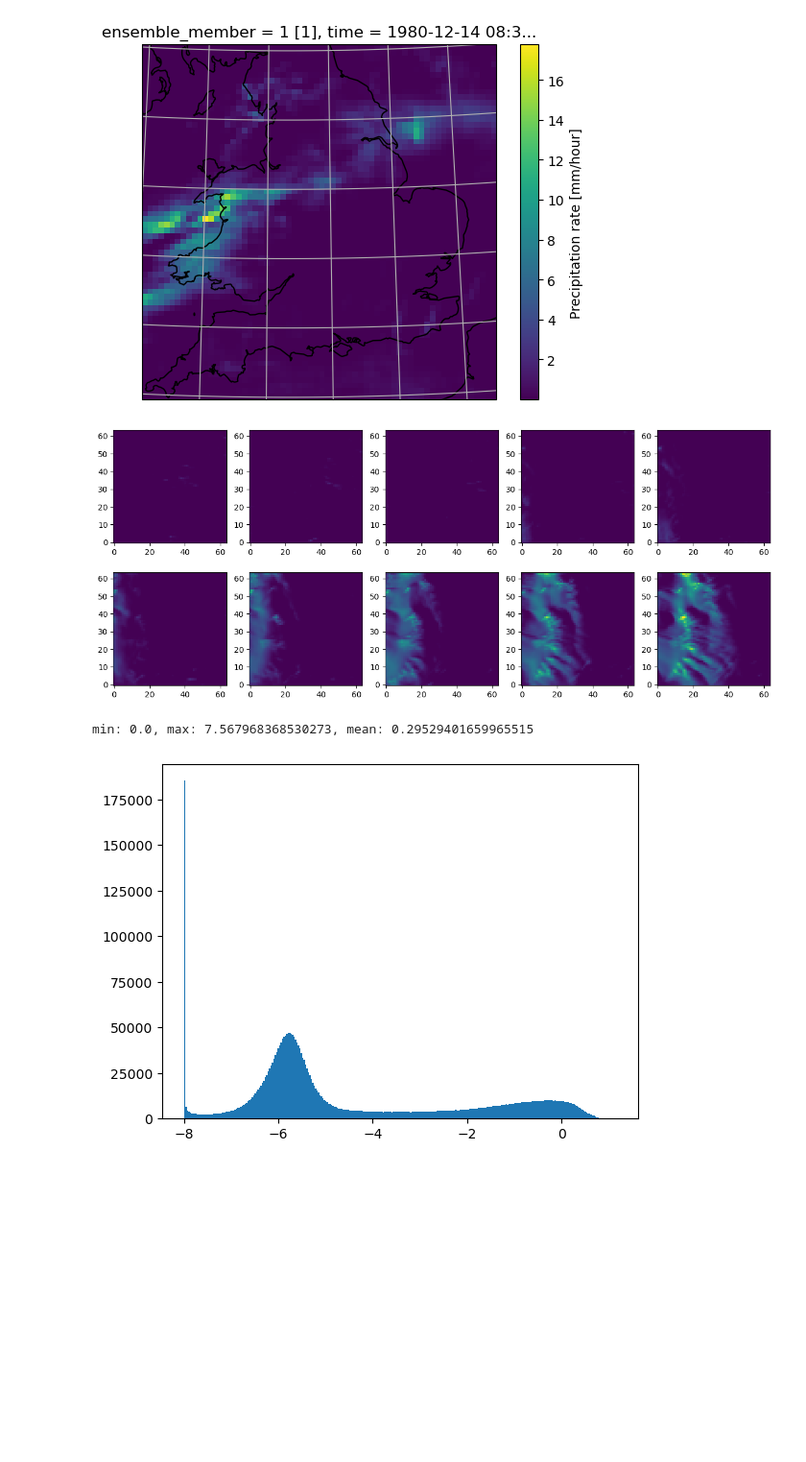
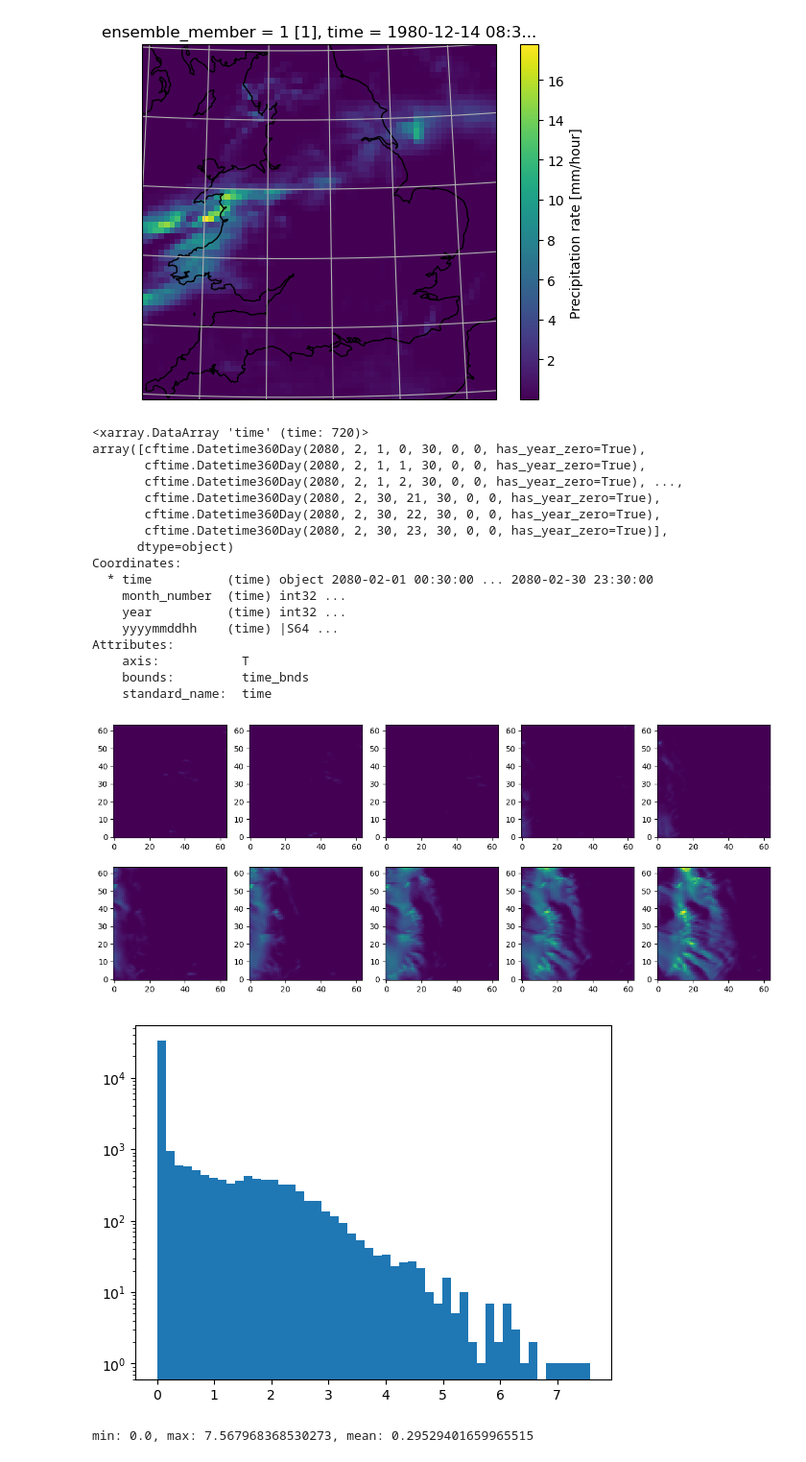
Before and after one commit to henryaddison/video-diffusion-climate, a Jupyter notebook: notebooks/explore.ipynb, the cells around one changed output. Shown: that part at 96% size. Saved outputs shown, nothing was run; the diff lists cells and outputs as text; code cells hidden in the pictures; blank space fills up the shorter version.

```diff
--- a/notebooks/explore.ipynb
+++ b/notebooks/explore.ipynb
@@ -113,31 +118,53 @@ Coordinates:
 # %%
 # ds = xr.open_dataset("pr_rcp85/pr_rcp85_land-cpm_birmingham-64_2.2km-coarsened-4x-2.2km-coarsened-4x_01_1hr_19801201-19801230.nc")
 # ds = xr.open_dataset("pr_rcp85/pr_rcp85_land-cpm_birmingham-64_2.2km-coarsened-4x-2.2km-coarsened-4x_01_1hr_20660501-20660530.nc")
 # ds = xr.open_dataset("pr_rcp85/pr_rcp85_land-cpm_birmingham-64_2.2km-coarsened-4x-2.2km-coarsened-4x_01_1hr_20801101-20801130.nc")
 
 ds = xr.open_dataset("pr_rcp85/pr_rcp85_land-cpm_birmingham-64_2.2km-coarsened-4x-2.2km-coarsened-4x_01_1hr_20800201-20800230.nc")
+display(ds.time)
 # ds = xr.open_dataset("pr_rcp85/pr_rcp85_land-cpm_birmingham-64_2.2km-coarsened-4x-2.2km-coarsened-4x_01_1hr_20800301-20800330.nc")
 # ds = xr.open_dataset("pr_rcp85/pr_rcp85_land-cpm_birmingham-64_2.2km-coarsened-4x-2.2km-coarsened-4x_01_1hr_20800401-20800430.nc")
 # ds = xr.open_dataset("pr_rcp85/pr_rcp85_land-cpm_birmingham-64_2.2km-coarsened-4x-2.2km-coarsened-4x_01_1hr_20800501-20800530.nc")
 # ds = xr.open_dataset("pr_rcp85/pr_rcp85_land-cpm_birmingham-64_2.2km-coarsened-4x-2.2km-coarsened-4x_01_1hr_20800601-20800630.nc")
 # ds = xr.open_dataset("pr_rcp85/pr_rcp85_land-cpm_birmingham-64_2.2km-coarsened-4x-2.2km-coarsened-4x_01_1hr_20800701-20800730.nc")
 # ds = xr.open_dataset("pr_rcp85/pr_rcp85_land-cpm_birmingham-64_2.2km-coarsened-4x-2.2km-coarsened-4x_01_1hr_20800801-20800830.nc")
 # ds = xr.open_dataset("pr_rcp85/pr_rcp85_land-cpm_birmingham-64_2.2km-coarsened-4x-2.2km-coarsened-4x_01_1hr_20800901-20800930.nc")
 # ds = xr.open_dataset("pr_rcp85/pr_rcp85_land-cpm_birmingham-64_2.2km-coarsened-4x-2.2km-coarsened-4x_01_1hr_20801001-20801030.nc")
 # ds = xr.open_dataset("pr_rcp85/pr_rcp85_land-cpm_birmingham-64_2.2km-coarsened-4x-2.2km-coarsened-4x_01_1hr_20801101-20801130.nc")
 
 index = 710
 pr = ds.isel(time = slice(index, index + 10)).pr.values[0]
 
 fig, axs = plt.subplots(2, 5, figsize = (15, 6))
 for i in range(10):
     ax = axs.flat[i]
     frame = pr[i]
     ax.imshow(frame, origin = "lower", vmin = pr.min(), vmax = pr.max())
 plt.show()
 
+plt.hist(pr.flatten(), bins = 50)
+plt.yscale("log")
+plt.show()
+
 print(f"min: {pr.min()}, max: {pr.max()}, mean: {pr.mean()}")
 # %% [output]
+<xarray.DataArray 'time' (time: 720)>
+array([cftime.Datetime360Day(2080, 2, 1, 0, 30, 0, 0, has_year_zero=True),
+       cftime.Datetime360Day(2080, 2, 1, 1, 30, 0, 0, has_year_zero=True),
+       cftime.Datetime360Day(2080, 2, 1, 2, 30, 0, 0, has_year_zero=True), ...,
+       cftime.Datetime360Day(2080, 2, 30, 21, 30, 0, 0, has_year_zero=True),
+       cftime.Datetime360Day(2080, 2, 30, 22, 30, 0, 0, has_year_zero=True),
+       cftime.Datetime360Day(2080, 2, 30, 23, 30, 0, 0, has_year_zero=True)],
+      dtype=object)
+Coordinates:
+  * time          (time) object 2080-02-01 00:30:00 ... 2080-02-30 23:30:00
+    month_number  (time) int32 ...
+    year          (time) int32 ...
+    yyyymmddhh    (time) |S64 ...
+Attributes:
+    axis:           T
+    bounds:         time_bnds
+    standard_name:  time
 [figure]
-min: 0.0, max: 7.567968368530273, mean: 0.29529401659965515
-[figure, old version]
+[figure, new version]
+min: 0.0, max: 7.567968368530273, mean: 0.29529401659965515
```
Also changed, not shown: parts of 4 cells of this notebook, 3 other files.
